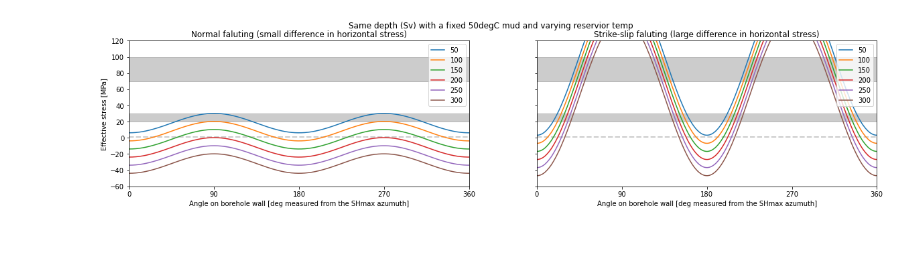
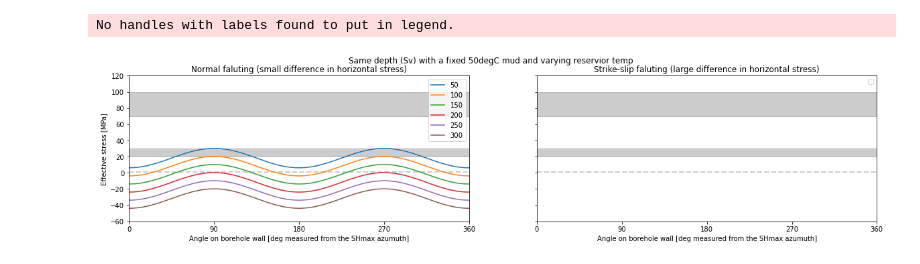
Before and after one commit to ICWallis/fractoolbox, a Jupyter notebook: demo-presentation/1-openhole-logs.ipynb, the cells around one changed output. Saved outputs shown, nothing was run; the diff lists cells and outputs as text; code cells hidden in the pictures.

```diff
--- a/demo-presentation/1-openhole-logs.ipynb
+++ b/demo-presentation/1-openhole-logs.ipynb
@@ -128,12 +128,12 @@ f, (ax1,ax2) = plt.subplots(1, 2, figsize = (20, 4), sharey=True)
 for thermstress, rtemp in zip(thermal_stress_lst,rtemps):
     tt = fun.effhoopstress(SHmax_nf, Shmin_nf, Pp, Pmud, thermstress, R, r, theta)
     ax1.plot(theta*180/np.pi,tt,label=rtemp)
-
+'''
 # hoop stress - strike slip case
 for thermstress, rtemp in zip(thermal_stress_lst,rtemps):
     tt = fun.effhoopstress(SHmax_ss, Shmin_ss, Pp, Pmud, thermstress, R, r, theta)
     ax2.plot(theta*180/np.pi,tt,label=rtemp)
-
+'''
 # tensile rock strength
 for ax in [ax1,ax2]:
     ax.hlines(1, 0, 360,
@@ -143,34 +143,35 @@ for ax in [ax1,ax2]:
           alpha=0.2)
 
 # compressive rock strength
 UCS = [(20,30),(70,100)]
 for ax in [ax1,ax2]:
     for top, bottom in UCS:
         ax.axhspan(top, bottom, color='k', alpha=.2)
 '''
 From Wyering et al (2014)
 -   shallower samples with low-temperature alteration UCS = 27.7 ± 10.3 MPa
 -   deeper samples with high-temperature alteration 84.8 ± 30.6 MPa
 Range used here is 20-30 for shallow and 70-100 for deep
 '''
 
 for ax in [ax1,ax2]:
     ax.set_xlabel(r'Angle on borehole wall [deg measured from the SHmax azumuth]')
     ax.set_xlim(0,360)
     ax.set_xticks([0,90,180,270,360])
     ax.legend(loc='upper right')
 
 ax1.set_ylim(-60,120)
 ax1.set_ylabel('Effective stress [MPa]')
 
 ax1.set_title('Normal faluting (small difference in horizontal stress)' )
 ax2.set_title('Strike-slip faluting (large difference in horizontal stress)' )
 
 plt.suptitle('Same depth (Sv) with a fixed ' + str(Twell_degC) + 'degC mud and varying reservior temp')
 #plt.savefig('images/hoops-stress.png',dpi=400)
 plt.show()
 # %% [output]
+No handles with labels found to put in legend.
-[figure, old version]
+[figure, new version]
 # %% [markdown]
 ## Acquiring 150-175degC rated openhole logs in high-temperature (>240degC) geothermal wells
 
```
Also changed, not shown: parts of 4 cells of this notebook.
